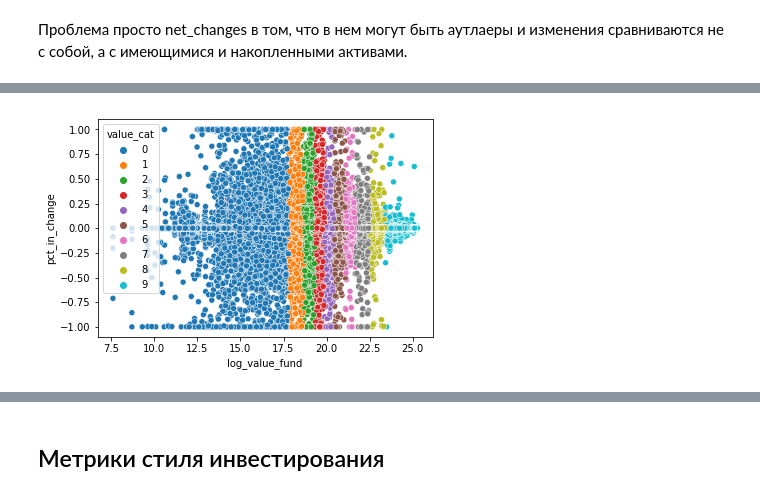
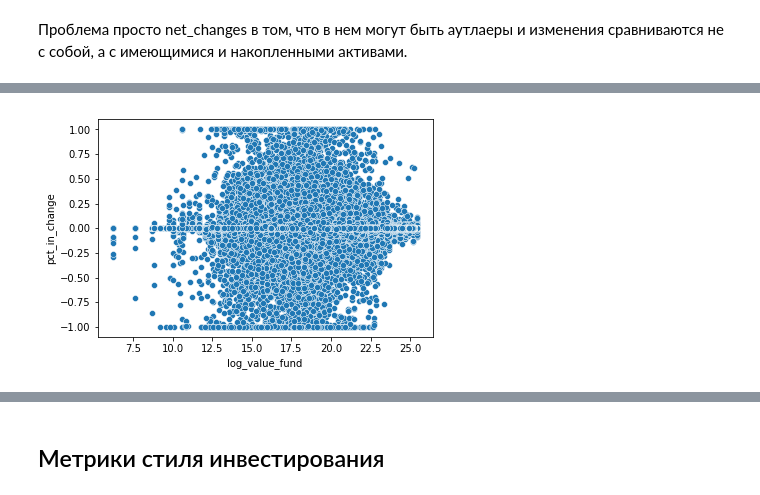
Before and after one commit to romankop/Coursework-3rd-Year, a Jupyter notebook: F13 Data.ipynb, the cells around one changed output, grey strips where cells are left out. Saved outputs shown, nothing was run; the diff lists cells and outputs as text; code cells hidden in the pictures.

```diff
--- a/F13 Data.ipynb
+++ b/F13 Data.ipynb
@@ -233,5 +233,5 @@ In [5] used 19.1016 MiB RAM in 0.44s, peaked 0.00 MiB above current, total RAM u
 # %% [markdown]
 Так как в моих данных одной комбинации "Период - Тикер - Фонд" может соответствовать несколько наблюдений, как для основного отчета, так и для поправок, и эти наблюдения в отчете и поправках могут не совпадать, то я посчитаю суммы по комбинациям выше и типам отчета. Кроме того, так как фонды могут загружать основные отчеты и поправки в разное время, то я возьму тот тип отчета, который был загружен последним для каждой комбинации.
 # %%
-df = df[df.cik.isin(np.random.choice(df.cik.unique(), 1_500, replace=False))]
+df = df[df.cik.isin(np.random.choice(df.cik.unique(), 2_000, replace=False))]
 # %% [output]
@@ -555,4 +554,4 @@ In [28] used 224.0742 MiB RAM in 10.35s, peaked 11.39 MiB above current, total R
 # %%
-sns.scatterplot(x='log_value_fund', y='pct_in_change', hue='value_cat', data=final_df);
+sns.scatterplot(x='log_value_fund', y='pct_in_change', data=final_df);
 # %% [output]
-[figure, old version]
+[figure, new version]
```
Also changed, not shown: parts of 126 cells of this notebook.
